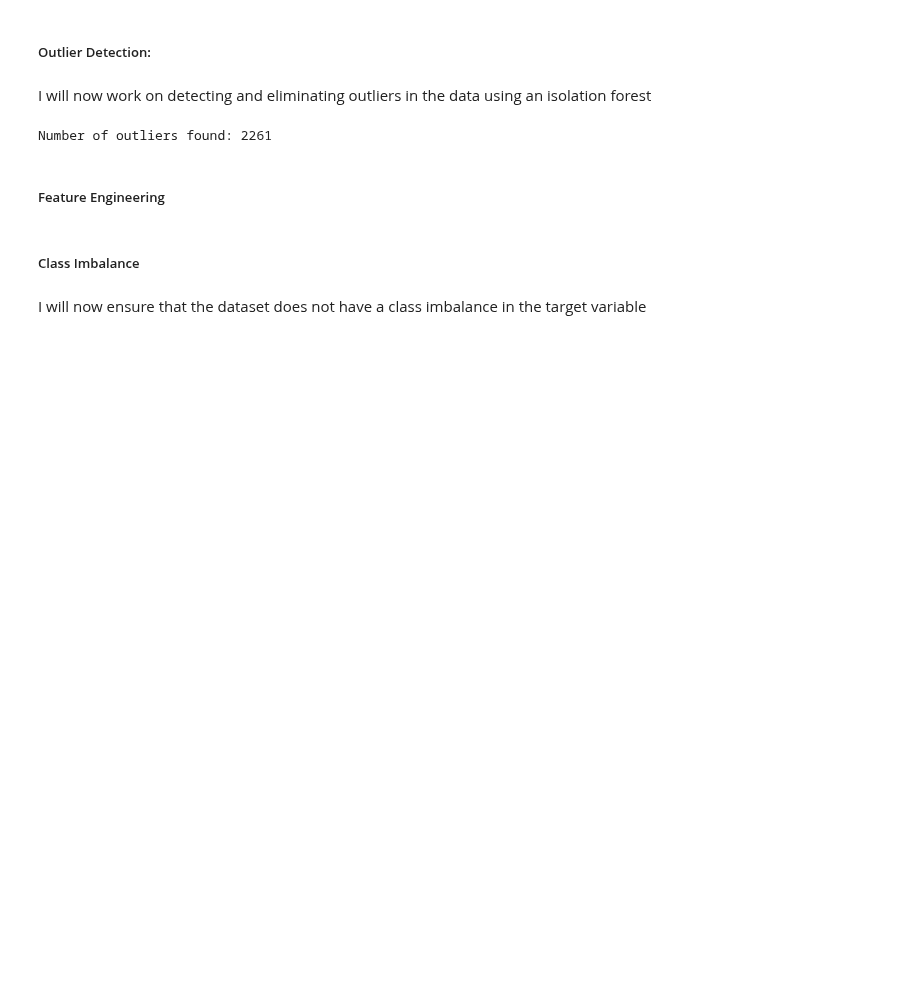
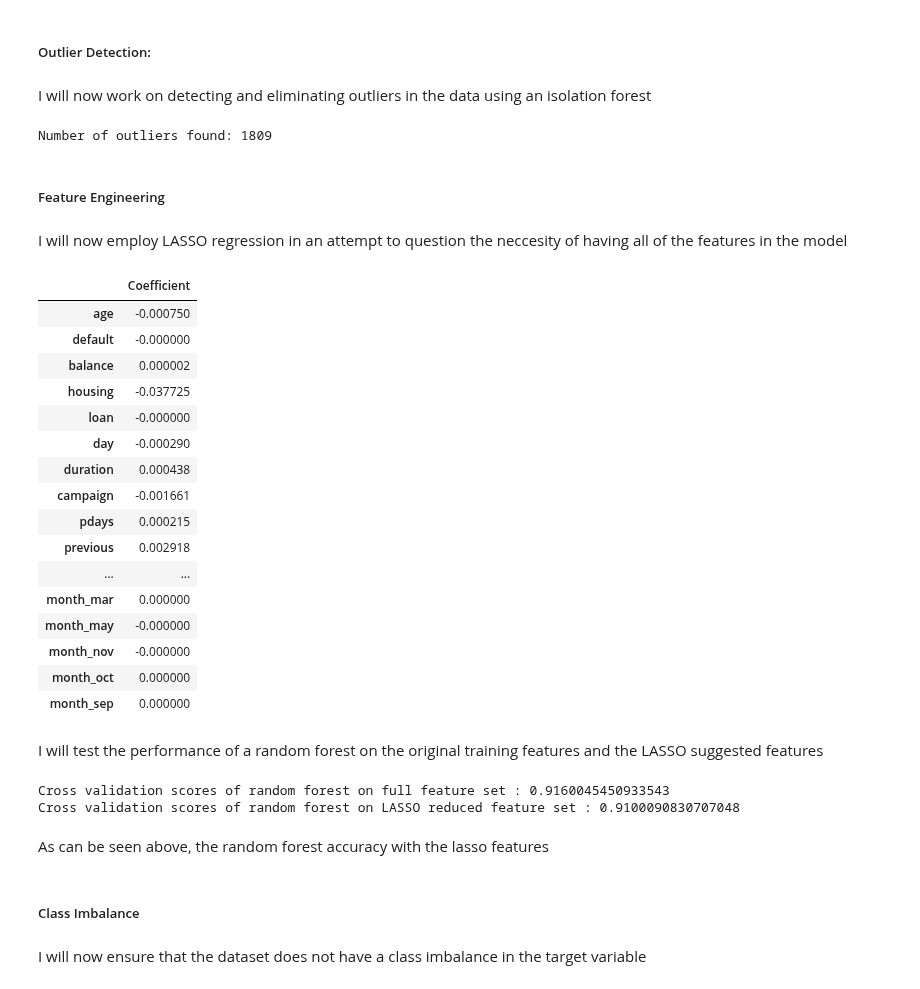
Before and after one commit to McGill-MMA-EnterpriseAnalytics/customer_banking, a Jupyter notebook: Classification_Problem.ipynb, the cells around one changed output. Cells and saved outputs as stored; diff of their text form; code cells hidden in the pictures; blank space fills up the shorter version.

```diff
--- a/Classification_Problem.ipynb
+++ b/Classification_Problem.ipynb
@@ -191,18 +201,79 @@ I will now work on detecting and eliminating outliers in the data using an isola
 ##### Outlier Detection:
 from sklearn.ensemble import IsolationForest
 iforest = IsolationForest(contamination=.05, random_state=0)
-pred = iforest.fit_predict(df)
+pred = iforest.fit_predict(training_data)
 # Extracting anomalies
 from numpy import where
 anomaly_index = where(pred==-1) #-1 is the label for anomalies
-anomaly_values = df.iloc[anomaly_index]
+anomaly_values = training_data.iloc[anomaly_index]
 # Removing anomalies
-df = df.drop(anomaly_values.index)
+training_data = training_data.drop(anomaly_values.index)
 print("Number of outliers found:", len(anomaly_values))
 # %% [output]
-Number of outliers found: 2261
+Number of outliers found: 1809
 # %% [markdown]
 ##### Feature Engineering
+# %% [markdown]
+I will now employ LASSO regression in an attempt to question the neccesity of having all of the features in the model
+# %%
+from sklearn.linear_model import Lasso
+
+ls = Lasso(alpha=0.01)
+X = training_data.drop('y', axis=1)
+y = training_data['y']
+ls.fit(X, y)
+ls.coef_
+
+coef = pd.DataFrame(ls.coef_, index=X.columns, columns=['Coefficient'])
+display(coef)
+# %% [output]
+|  | Coefficient |
+| age | -0.000750 |
+| default | -0.000000 |
+| balance | 0.000002 |
+| housing | -0.037725 |
+| loan | -0.000000 |
+| day | -0.000290 |
+| duration | 0.000438 |
+| campaign | -0.001661 |
+| pdays | 0.000215 |
+| previous | 0.002918 |
+| ... | ... |
+| month_mar | 0.000000 |
+| month_may | -0.000000 |
+| month_nov | -0.000000 |
+| month_oct | 0.000000 |
+| month_sep | 0.000000 |
+# %% [markdown]
+I will test the performance of a random forest on the original training features and the LASSO suggested features
+# %%
+#import random forest
+from sklearn.ensemble import RandomForestClassifier
+#decision tree
+from sklearn.metrics import accuracy_score
+
+#train random forest model
+rf = RandomForestClassifier(random_state=42)
+rf.fit(X, y)
+#cross validation
+from sklearn.model_selection import cross_val_score
+scores = cross_val_score(rf, X, y, cv=5, scoring='accuracy')
+print("Cross validation scores of random forest on full feature set :", scores.mean())
+
+#train random forest model on lasso reduced
+Xtraining_data_LASSO = X[coef[coef['Coefficient'] != 0].index]
+Xtesting_data_LASSO = X_test[coef[coef['Coefficient'] != 0].index]
+
+rf = RandomForestClassifier(random_state=42)
+rf.fit(Xtraining_data_LASSO, y)
+#cross val
+scores = cross_val_score(rf, Xtraining_data_LASSO, y, cv=5, scoring='accuracy')
+print("Cross validation scores of random forest on LASSO reduced feature set :", scores.mean())
+# %% [output]
+Cross validation scores of random forest on full feature set : 0.9160045450933543
+Cross validation scores of random forest on LASSO reduced feature set : 0.9100090830707048
+# %% [markdown]
+As can be seen above, the random forest accuracy with the lasso features
 # %% [markdown]
 ##### Class Imbalance
 # %% [markdown]
```
Also changed, not shown: parts of 7 cells of this notebook.
